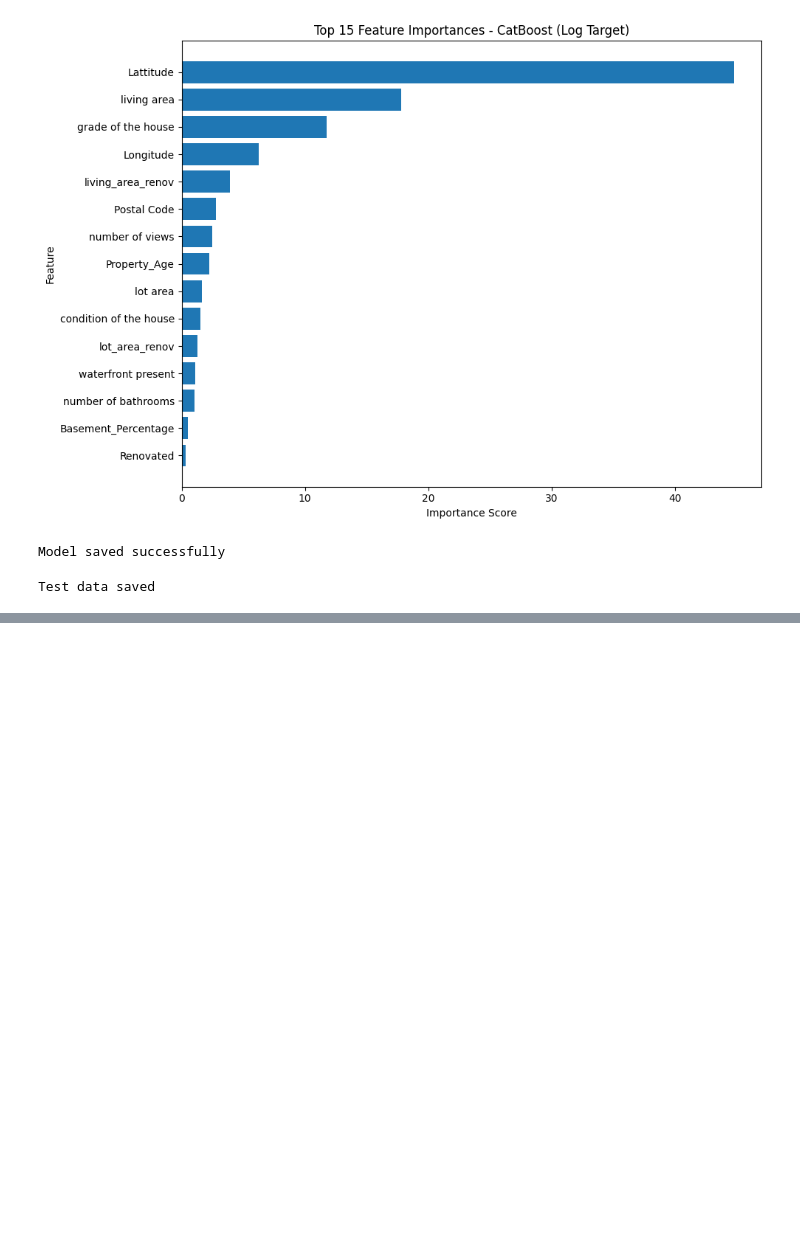
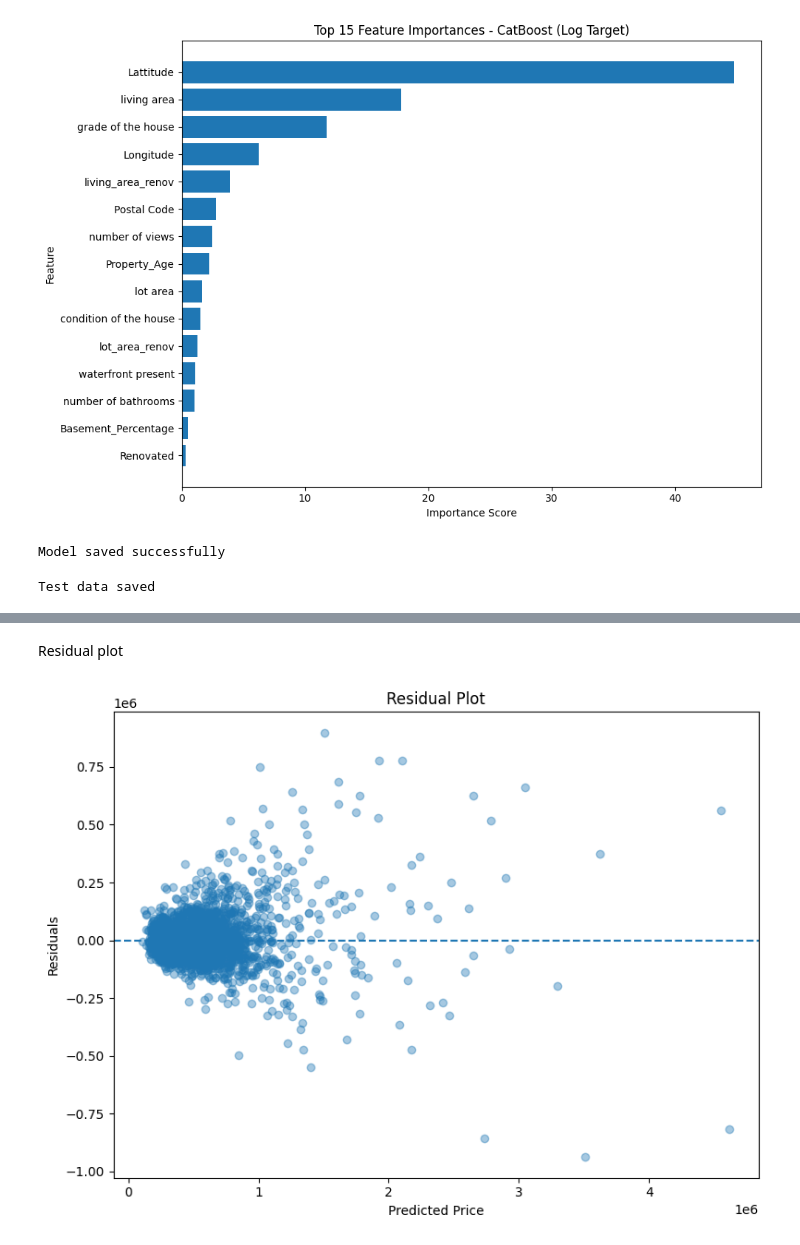
Before and after one commit to patelshivam109/AI-Powered-Real-Estate-Intelligence-Valuation-Investment-Recommendation-Platform, a Jupyter notebook: notebooks/02_eda.ipynb, the cells around one changed output, grey strips where cells are left out. Saved outputs shown, nothing was run; the diff lists cells and outputs as text; code cells hidden in the pictures; blank space fills up the shorter version.

```diff
--- a/notebooks/02_eda.ipynb
+++ b/notebooks/02_eda.ipynb
@@ -936,0 +971,33 @@ Test data saved
+# %% [markdown]
+Residual plot
+# %%
+residuals = y_test_log_back - y_pred_cat_log_back
+
+plt.figure(figsize=(8,6))
+
+plt.scatter(
+    y_pred_cat_log_back,
+    residuals,
+    alpha=0.4
+)
+
+plt.axhline(
+    y=0,
+    linestyle="--"
+)
+
+plt.xlabel("Predicted Price")
+plt.ylabel("Residuals")
+plt.title("Residual Plot")
+
+plt.tight_layout()
+
+plt.savefig(
+    "../reports/figures/residual_plot.png",
+    dpi=300,
+    bbox_inches="tight"
+)
+
+plt.show()
+# %% [output]
+[figure, added]
```
Also changed, not shown: parts of 4 cells of this notebook, 3 other files.
